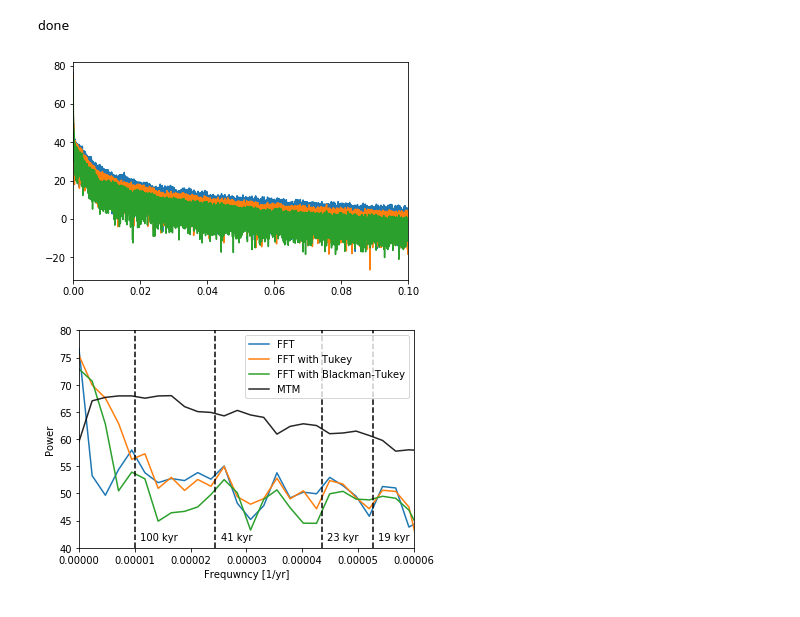
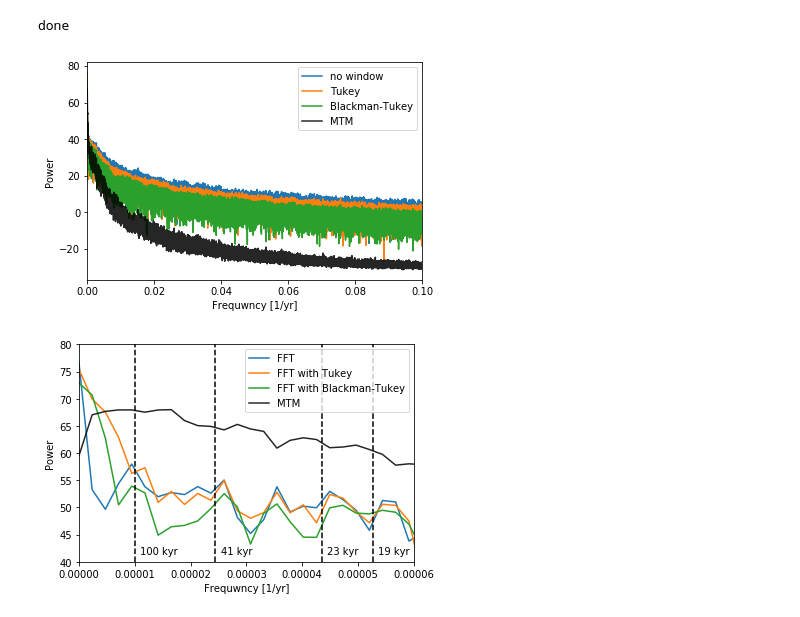
Before and after one commit to rokuwaki/cyclicalDataAnalysis, a Jupyter notebook: cyclicalDataAnalysis.ipynb, the cells around one changed output. Drawn from its saved outputs; the diff is of its cells as text; code cells hidden in the pictures.

```diff
--- a/cyclicalDataAnalysis.ipynb
+++ b/cyclicalDataAnalysis.ipynb
@@ -110,11 +110,17 @@ done
 # %%
 plt.plot(freq, 10*np.log10(abs(spec)), label='no window')
 plt.plot(freq, 10*np.log10(abs(specTukey)), label='Tukey')
 plt.plot(freq, 10*np.log10(abs(specBlackmanTukey)), label='Blackman-Tukey')
+plt.plot(freqMTM, 10*np.log10(specMTM), label="MTM", color='k', alpha=0.85)
+
+plt.legend(loc='upper right')
+plt.xlabel('Frequwncy [1/yr]')
+plt.ylabel('Power')
+
 plt.xlim(0, 0.1)
 plt.show()
 # %% [output]
-[figure, old version]
+[figure, new version]
 # %%
 plt.plot(freq, 10*np.log10(abs(spec)), label='FFT')
 plt.plot(freq, 10*np.log10(abs(specTukey)), label='FFT with Tukey')
```
